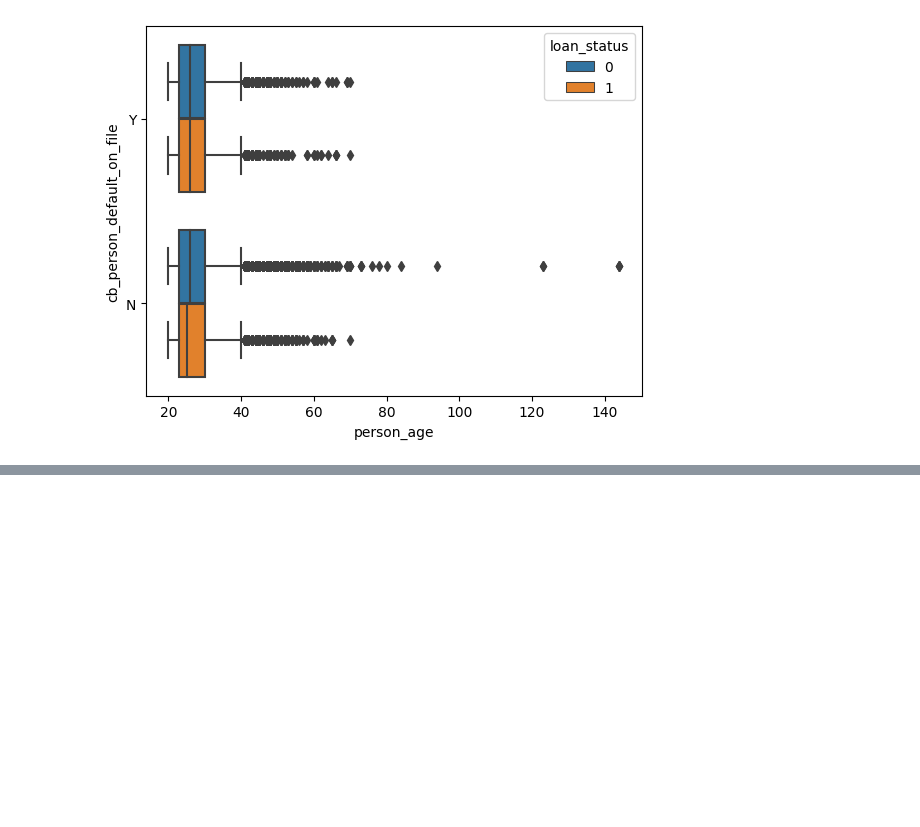
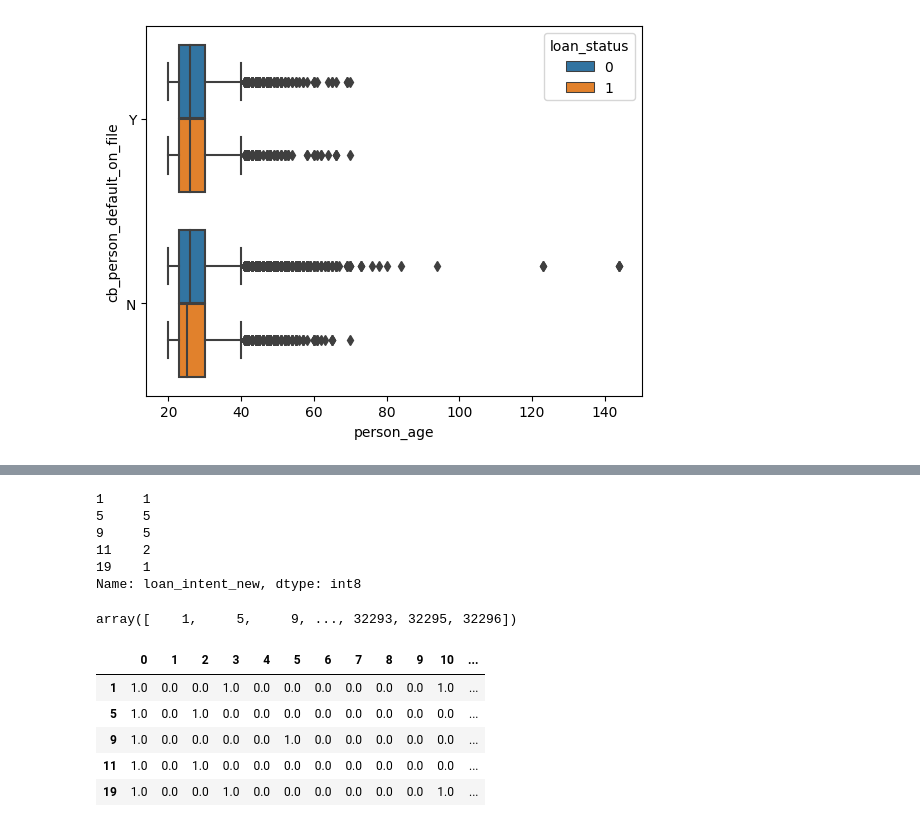
Before and after one commit to lokeshreddiee/Task_Completion, a Jupyter notebook: CMPE_255_GROUP_9.ipynb, the cells around one changed output, grey strips where cells are left out. Cells and saved outputs as stored; diff of their text form; code cells hidden in the pictures; blank space fills up the shorter version.

```diff
--- a/CMPE_255_GROUP_9.ipynb
+++ b/CMPE_255_GROUP_9.ipynb
@@ -203,0 +278,4 @@ sns.boxplot(data=credit_base, x="person_age", y="cb_person_default_on_file", hue
+# %%
+for col in columns:
+  credit_base = credit_base[(credit_base[col] <= credit_base[col].mean() + 3*credit_base[col].std()) &
+        (credit_base[col] >= credit_base[col].mean() - 3*credit_base[col].std())]
@@ -203,0 +296,37 @@ sns.boxplot(data=credit_base, x="person_age", y="cb_person_default_on_file", hue
+# %%
+credit_base['cb_person_default_on_file'] = credit_base['cb_person_default_on_file'].astype('category')
+credit_base['loan_grade'] = credit_base['loan_grade'].astype('category')
+credit_base['loan_intent'] = credit_base['loan_intent'].astype('category')
+credit_base['person_home_ownership'] = credit_base['person_home_ownership'].astype('category')
+# %%
+credit_base['cb_person_default_on_file_new'] = credit_base['cb_person_default_on_file'].cat.codes
+credit_base['loan_grade_new'] = credit_base['loan_grade'].cat.codes
+credit_base['loan_intent_new'] = credit_base['loan_intent'].cat.codes
+credit_base['person_home_ownership_new'] = credit_base['person_home_ownership'].cat.codes
+# %%
+credit_base['loan_intent_new'].head()
+# %% [output]
+1     1
+5     5
+9     5
+11    2
+19    1
+Name: loan_intent_new, dtype: int8
+# %%
+from sklearn.preprocessing import OneHotEncoder
+
+enc=OneHotEncoder()
+enc_data=pd.DataFrame(enc.fit_transform(credit_base[['cb_person_default_on_file_new','loan_grade_new', 'loan_intent_new', 'person_home_ownership_new']]).toarray(), index=np.array(credit_base.index))
+# %%
+np.array(credit_base.index)
+# %% [output]
+array([    1,     5,     9, ..., 32293, 32295, 32296])
+# %%
+enc_data.head()
+# %% [output]
+|  | 0 | 1 | 2 | 3 | 4 | 5 | 6 | 7 | 8 | 9 | 10 | ... |
+| 1 | 1.0 | 0.0 | 0.0 | 1.0 | 0.0 | 0.0 | 0.0 | 0.0 | 0.0 | 0.0 | 1.0 | ... |
+| 5 | 1.0 | 0.0 | 1.0 | 0.0 | 0.0 | 0.0 | 0.0 | 0.0 | 0.0 | 0.0 | 0.0 | ... |
+| 9 | 1.0 | 0.0 | 0.0 | 0.0 | 0.0 | 1.0 | 0.0 | 0.0 | 0.0 | 0.0 | 0.0 | ... |
+| 11 | 1.0 | 0.0 | 1.0 | 0.0 | 0.0 | 0.0 | 0.0 | 0.0 | 0.0 | 0.0 | 0.0 | ... |
+| 19 | 1.0 | 0.0 | 0.0 | 1.0 | 0.0 | 0.0 | 0.0 | 0.0 | 0.0 | 0.0 | 1.0 | ... |
```
Also changed, not shown: parts of 18 cells of this notebook.
